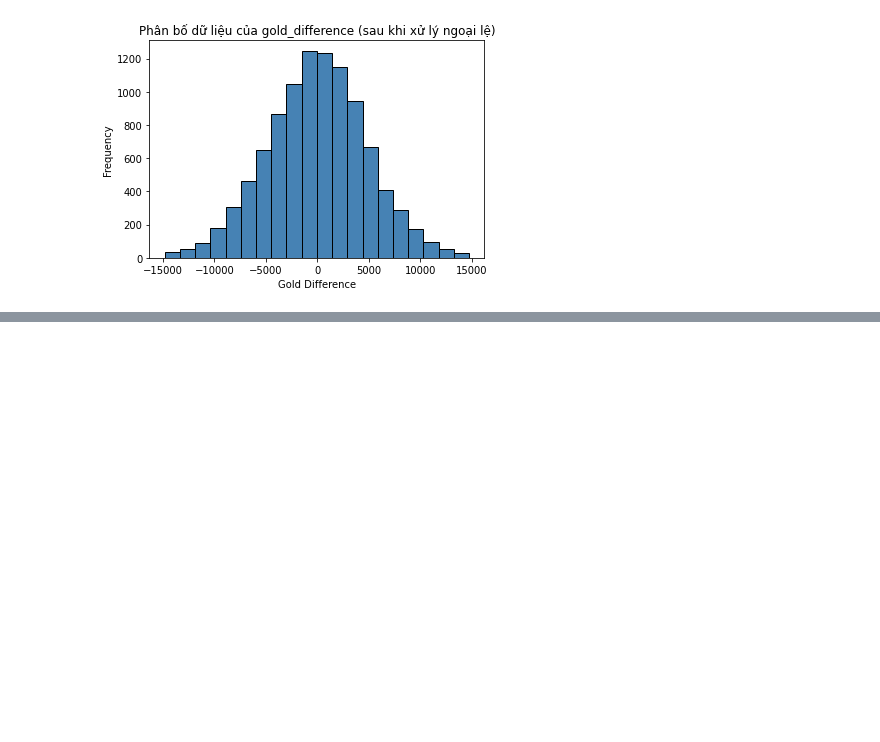
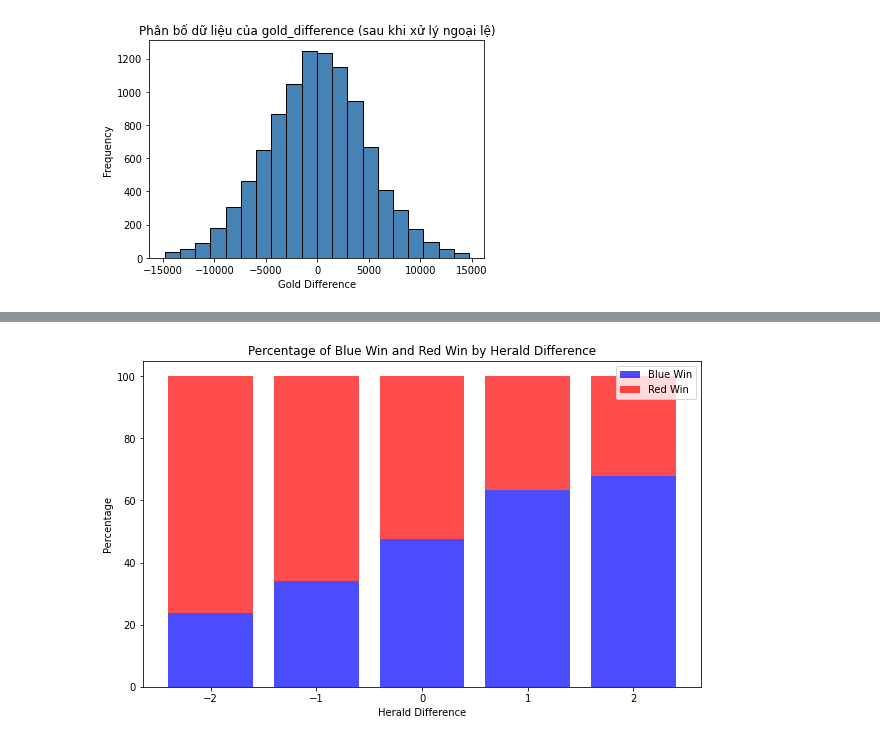
Before and after one commit to trucni2005/LeagueOfLegendsWinRatePredictorAt15, a Jupyter notebook: feature_engineering.ipynb, the cells around one changed output, grey strips where cells are left out. Saved outputs shown, nothing was run; the diff lists cells and outputs as text; code cells hidden in the pictures; blank space fills up the shorter version.

```diff
--- a/feature_engineering.ipynb
+++ b/feature_engineering.ipynb
@@ -231,0 +277,27 @@ plt.show()
+# %%
+# Lọc các trận đấu có herald_difference là -2, -1, 0, 1, 2
+filtered_df = df[df['herald_difference'].isin([-2, -1, 0, 1, 2])]
+
+# Tính số trận đấu theo herald_difference và team_win
+herald_counts = filtered_df.groupby('herald_difference')['team_win'].value_counts().unstack()
+
+# Trích xuất số trận blue win
+blue_win_counts = herald_counts[1].fillna(0)
+
+# Tính phần trăm số trận blue win theo herald_difference
+blue_win_percentage = (blue_win_counts / herald_counts.sum(axis=1)) * 100
+
+# Tính phần trăm số trận red win theo herald_difference
+red_win_percentage = 100 - blue_win_percentage
+
+# Vẽ biểu đồ chồng
+plt.figure(figsize=(10, 6))
+plt.bar(herald_counts.index, blue_win_percentage, label='Blue Win', color='blue', alpha = 0.7)
+plt.bar(herald_counts.index, red_win_percentage, bottom=blue_win_percentage, label='Red Win', color='red', alpha = 0.7)
+plt.xlabel('Herald Difference')
+plt.ylabel('Percentage')
+plt.title('Percentage of Blue Win and Red Win by Herald Difference')
+plt.legend()
+plt.show()
+# %% [output]
+[figure, added]
```
Also changed, not shown: parts of 13 cells of this notebook, 2 other files.
